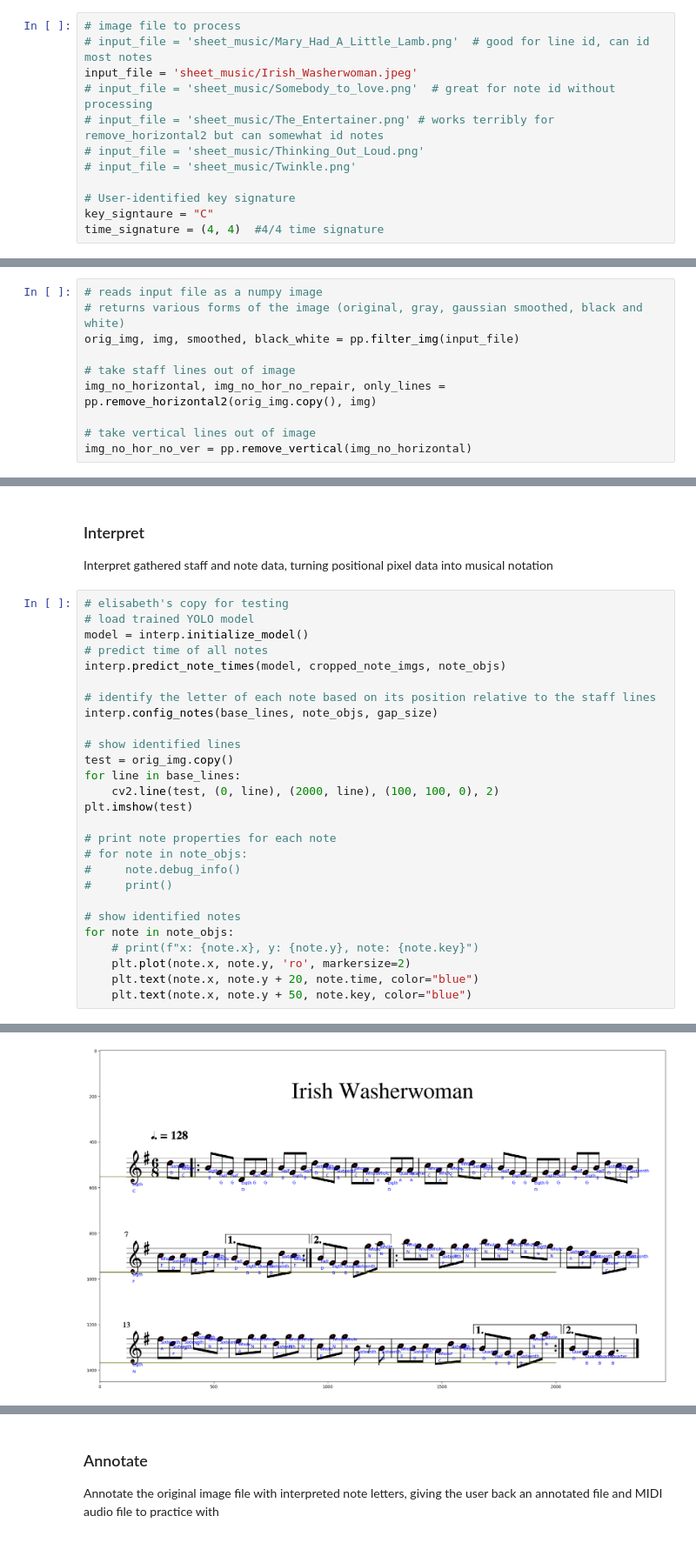
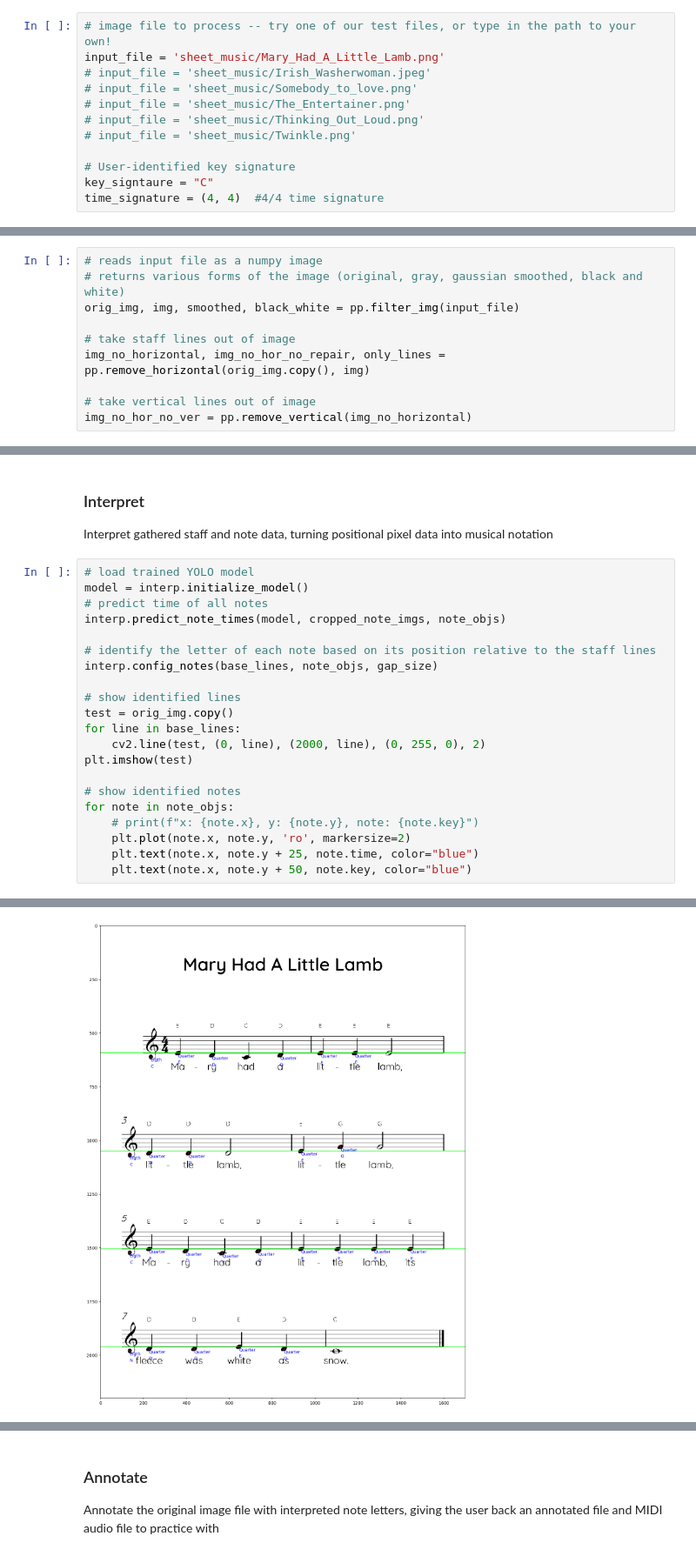
Before and after one commit to bperk25/presto, a Jupyter notebook: main.ipynb, the cells around one changed output, grey strips where cells are left out. Shown: that part at 87% size. Drawn from its saved outputs; the diff is of its cells as text.

```diff
--- a/main.ipynb
+++ b/main.ipynb
@@ -9,9 +14,9 @@ Note: compatible with Python 3.9 or above
 # %%
-# image file to process
-# input_file = 'sheet_music/Mary_Had_A_Little_Lamb.png'  # good for line id, can id most notes
-input_file = 'sheet_music/Irish_Washerwoman.jpeg'
-# input_file = 'sheet_music/Somebody_to_love.png'  # great for note id without processing
-# input_file = 'sheet_music/The_Entertainer.png' # works terribly for remove_horizontal2 but can somewhat id notes
+# image file to process -- try one of our test files, or type in the path to your own!
+input_file = 'sheet_music/Mary_Had_A_Little_Lamb.png'
+# input_file = 'sheet_music/Irish_Washerwoman.jpeg'
+# input_file = 'sheet_music/Somebody_to_love.png'
+# input_file = 'sheet_music/The_Entertainer.png'
 # input_file = 'sheet_music/Thinking_Out_Loud.png'
 # input_file = 'sheet_music/Twinkle.png'
 
@@ -59,7 +64,7 @@ Filter image
 orig_img, img, smoothed, black_white = pp.filter_img(input_file)
 
 # take staff lines out of image
-img_no_horizontal, img_no_hor_no_repair, only_lines = pp.remove_horizontal2(orig_img.copy(), img)
+img_no_horizontal, img_no_hor_no_repair, only_lines = pp.remove_horizontal(orig_img.copy(), img)
 
 # take vertical lines out of image
 img_no_hor_no_ver = pp.remove_vertical(img_no_horizontal)
@@ -89,7 +93,6 @@ found 110 notes
 ### Interpret
 Interpret gathered staff and note data, turning positional pixel data into musical notation
 # %%
-# elisabeth's copy for testing
 # load trained YOLO model
 model = interp.initialize_model()
 # predict time of all notes
@@ -101,18 +104,13 @@ interp.config_notes(base_lines, note_objs, gap_size)
 # show identified lines
 test = orig_img.copy()
 for line in base_lines:
-    cv2.line(test, (0, line), (2000, line), (100, 100, 0), 2)
+    cv2.line(test, (0, line), (2000, line), (0, 255, 0), 2)
 plt.imshow(test)
-
-# print note properties for each note
-# for note in note_objs:
-#     note.debug_info()
-#     print()
 
 # show identified notes
 for note in note_objs:
     # print(f"x: {note.x}, y: {note.y}, note: {note.key}")
     plt.plot(note.x, note.y, 'ro', markersize=2)
-    plt.text(note.x, note.y + 20, note.time, color="blue")
+    plt.text(note.x, note.y + 25, note.time, color="blue")
     plt.text(note.x, note.y + 50, note.key, color="blue")
 # %% [output]
@@ -121 +119 @@ Speed: 0.4ms preprocess, 2.3ms inference, 0.0ms postprocess per image at shape (
-[figure, old version]
+[figure, new version]
```
Also changed, not shown: parts of 6 cells of this notebook, 2 other files.
